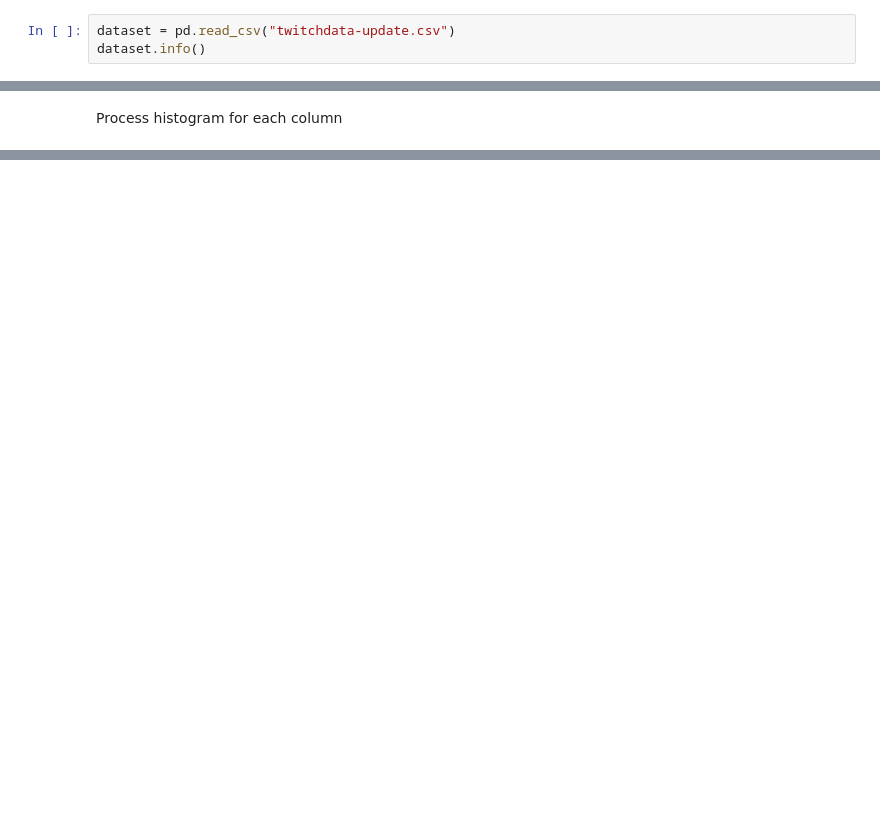
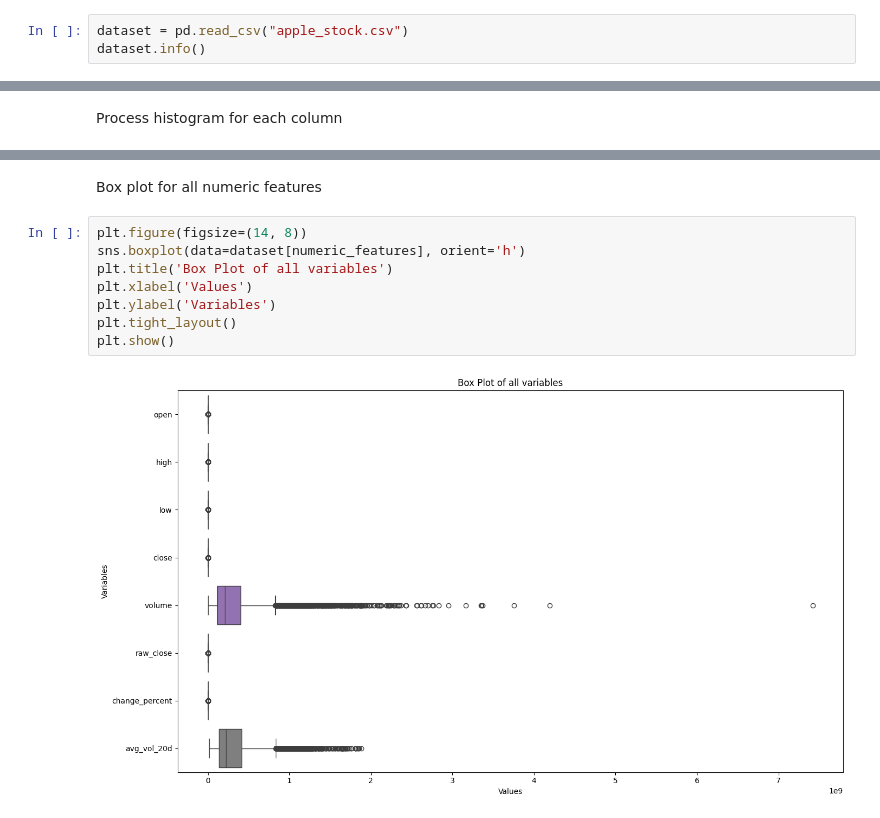
Before and after one commit to datasheng/csc460-hw4-Zakaria-Chowdhury, a Jupyter notebook: assignment4.ipynb, the cells around one changed output, grey strips where cells are left out. Drawn from its saved outputs; the diff is of its cells as text; blank space fills up the shorter version.

Commit message:
Update dataset and finalize

```diff
--- a/assignment4.ipynb
+++ b/assignment4.ipynb
@@ -9,7 +9,7 @@ import seaborn as sns
 # %% [markdown]
 Import the relevant files, show preview, and all column and datatype breakdown
 # %%
-dataset = pd.read_csv("twitchdata-update.csv")
+dataset = pd.read_csv("apple_stock.csv")
 dataset.info()
 # %% [output]
 <class 'pandas.core.frame.DataFrame'>
@@ -126,0 +115,12 @@ Process histogram for each column
+# %% [markdown]
+Box plot for all numeric features
+# %%
+plt.figure(figsize=(14, 8))
+sns.boxplot(data=dataset[numeric_features], orient='h')
+plt.title('Box Plot of all variables')
+plt.xlabel('Values')
+plt.ylabel('Variables')
+plt.tight_layout()
+plt.show()
+# %% [output]
+[figure, added]
```
Also changed, not shown: parts of 8 cells of this notebook, 3 other files.
